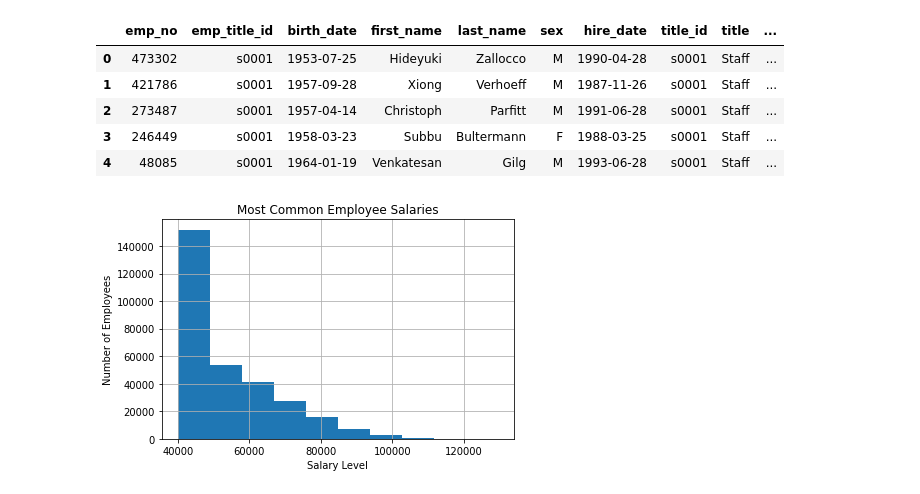
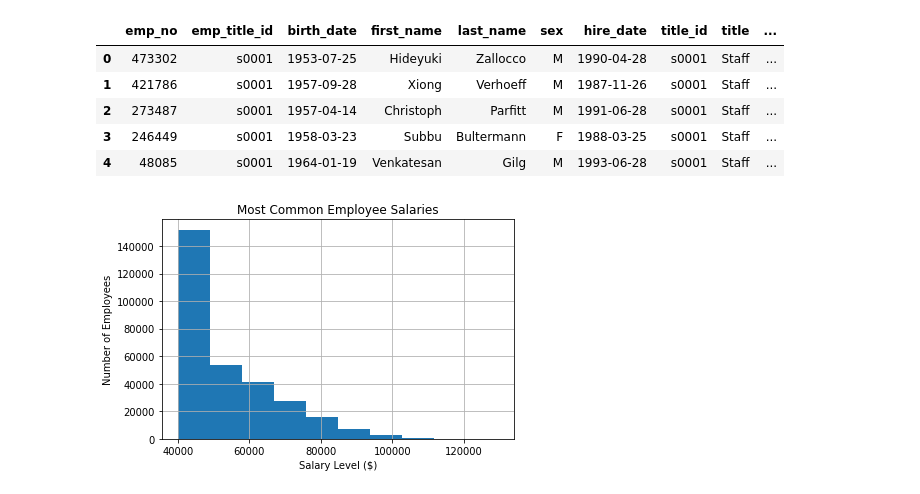
Before and after one commit to austin3216/sql-challenge, a Jupyter notebook: EmployeeSQL/Bonus/BonusModeling.ipynb, the cells around one changed output. Cells and saved outputs as stored; diff of their text form; code cells hidden in the pictures.

```diff
--- a/EmployeeSQL/Bonus/BonusModeling.ipynb
+++ b/EmployeeSQL/Bonus/BonusModeling.ipynb
@@ -110,11 +110,11 @@ emp_title_salary.head()
 # %%
 # Histogram of most common salary levels
 
 emp_title_salary.hist(column='salary')
 plt.title('Most Common Employee Salaries')
-plt.xlabel('Salary Level')
+plt.xlabel('Salary Level ($)')
 plt.ylabel('Number of Employees')
 plt.tight_layout()
 plt.show()
 # %% [output]
-[figure, old version]
+[figure, new version]
```
Also changed, not shown: parts of 3 cells of this notebook.
